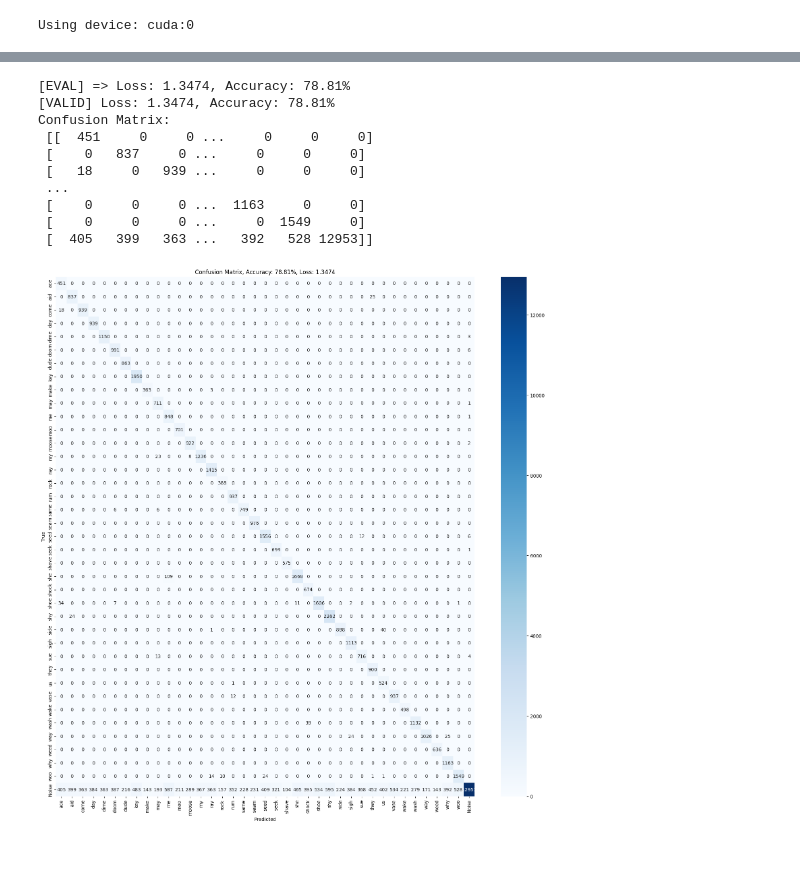
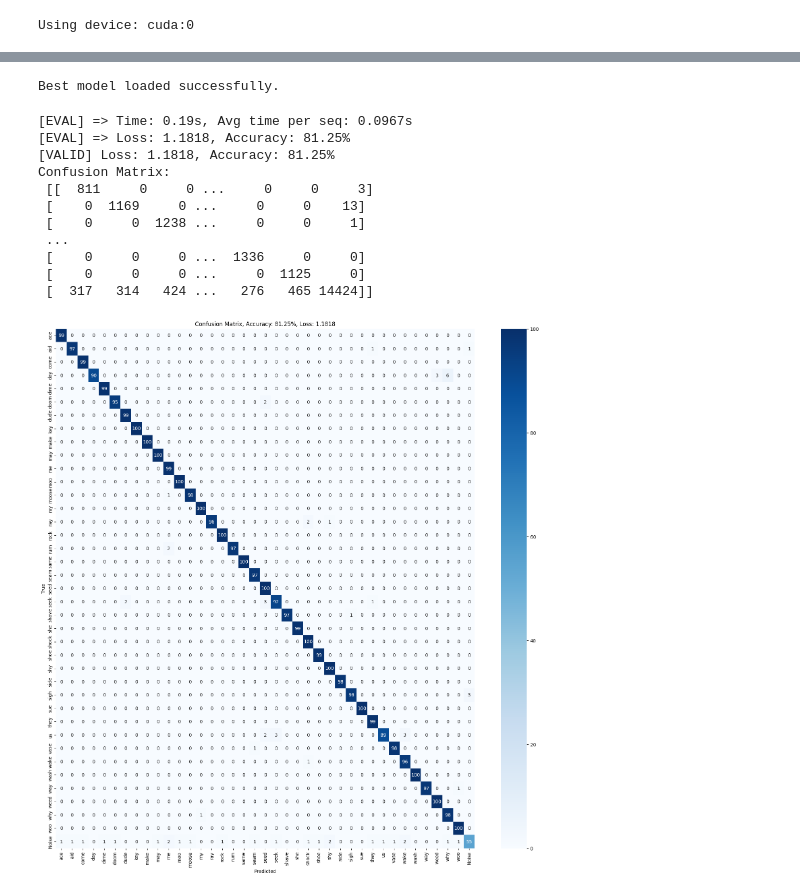
Before and after one commit to COLVERTYETY/Murmurations, a Jupyter notebook: ML/Transformer_seq_full.ipynb, the cells around one changed output, grey strips where cells are left out. Cells and saved outputs as stored; diff of their text form; code cells hidden in the pictures; blank space fills up the shorter version.

```diff
--- a/ML/Transformer_seq_full.ipynb
+++ b/ML/Transformer_seq_full.ipynb
@@ -683,7 +710,7 @@ PER_EPOCH = 1
 
 optimizer = torch.optim.Adam(model.parameters(), lr=0.001, weight_decay=1e-5)
 weights = torch.ones(dataset.get_N_classes())  # Weight for each class
-weights[-1] = 1/(dataset.get_N_classes()*2)  # Give less weight to the noise class
+weights[-1] = 1/(dataset.get_N_classes()*1.5)  # Give less weight to the noise class
 criterion = torch.nn.CrossEntropyLoss(weight=weights, label_smoothing=0.1)  # Use label smoothing for better generalization
 # scheduler = torch.optim.lr_scheduler.StepLR(optimizer, step_size=50, gamma=0.5)
 # scheduler = torch.optim.lr_scheduler.CosineAnnealingLR(optimizer, TOTAL_EPOCHS, eta_min=0.0001)
@@ -699,16 +726,18 @@ criterion = criterion.to(global_device)
 # %% [output]
 Using device: cuda:0
 # %%
-# the actual trainign loop
+# the actual training loop
 train_stats = []
 test_stats = []
+best_accuracy = 0.0  # Initialize the best accuracy
+
 for epoch in tqdm(range(TOTAL_EPOCHS), desc="TOTAL Epochs", disable=(verbosity == 0)):
     res = train_epoch(model,
                      train_loader,
                      epochs=PER_EPOCH,
                      optimizer=optimizer,
                      scheduler=scheduler,
-                    loss_func=criterion,
+                     loss_func=criterion,
                      device=global_device,
                      min_special_tokens=100,
                      max_special_tokens=1000,
@@ -716,4 +745,11 @@ for epoch in tqdm(range(TOTAL_EPOCHS), desc="TOTAL Epochs", disable=(verbosity =
                      )
     train_stats.append(res)
     test_stats.append(res)
+
+    # Check if the current accuracy is better than the best accuracy
+    current_accuracy = res[1]
+    if current_accuracy > best_accuracy:
+        best_accuracy = current_accuracy
+        torch.save(model.state_dict(), "best_v1dTransformer.pth")  # Save the model
+        print(f"New best accuracy: {best_accuracy:.2f}%. Model saved.")
 # %% [output]
@@ -763,5 +798,15 @@ peak_accuracy = np.max(test_acc)
+# %%
+# Load the best model's state dictionary
+model.load_state_dict(torch.load("best_v1dTransformer.pth"))
+
+# Move the model to the appropriate device
+model.to(global_device)
+
+print("Best model loaded successfully.")
+# %% [output]
+Best model loaded successfully.
 # %%
-import torch
+import time
 import torch.nn.functional as F
 from tqdm import tqdm
 from sklearn.metrics import confusion_matrix
@@ -794,7 +839,7 @@ def evaluate_epoch(
     total_correct = 0
     total_tokens = 0
     num_batches = 0
-
+    start_time = time.time()
     with torch.no_grad():
         iterator = tqdm(dataloader, desc="Evaluating", disable=(verbose == 0))
         for (adc1, adc2, ids) in iterator:
@@ -837,7 +882,12 @@ def evaluate_epoch(
                     "loss": f"{loss.item():.4f}",
                     "acc": f"{100.0 * correct / batch_tokens:.2f}%"
                 })
-
+    end_time = time.time()
+    total_time = end_time - start_time
+    total_sequences = len(dataloader.dataset)//dataloader.batch_size
+    avg_time_per_seq = total_time / total_sequences
+    if verbose:
+        print(f"[EVAL] => Time: {total_time:.2f}s, Avg time per seq: {avg_time_per_seq:.4f}s")
     # Final stats
     avg_loss = total_loss / max(num_batches, 1)
     accuracy = 100.0 * total_correct / total_tokens if total_tokens > 0 else 0.0
@@ -851,40 +901,47 @@ def evaluate_epoch(
     return avg_loss, accuracy, conf_mat
 
 
 # Example usage:
-avg_loss, accuracy, conf_mat = evaluate_epoch(model, val_loader, dataset=dataset, device='cuda')
+avg_loss, accuracy, conf_mat = evaluate_epoch(model, val_loader, dataset=dataset, device='cuda', verbose=1)
 print(f"[VALID] Loss: {avg_loss:.4f}, Accuracy: {accuracy:.2f}%")
 print("Confusion Matrix:\n", conf_mat)
 
 # Build label names from your dataset
 # Usually, you'd need the number of classes from something like `model.output_dim`,
 # or from the shape of `conf_mat`. We'll assume conf_mat is square CxC, so:
 num_classes = conf_mat.shape[0]
 label_names = [dataset.id_to_dataset(i) for i in range(num_classes)]
+
+# normalize the confusion matrix per class
+conf_mat = conf_mat.astype('float') / conf_mat.sum(axis=1)[:, np.newaxis]
+# Replace NaN values with 0
+conf_mat[np.isnan(conf_mat)] = 0.0
+conf_mat = (conf_mat * 100).astype(int)
 
 # Plot the confusion matrix with class names
 plt.figure(figsize=(20, 20))
 sns.heatmap(
     conf_mat,
     annot=True,
     fmt='d',
     cmap='Blues',
     xticklabels=label_names,
     yticklabels=label_names
 )
 plt.title(f'Confusion Matrix, Accuracy: {accuracy:.2f}%, Loss: {avg_loss:.4f}')
 plt.xlabel('Predicted')
 plt.ylabel('True')
 plt.show()
 # %% [output]
-[EVAL] => Loss: 1.3474, Accuracy: 78.81%
-[VALID] Loss: 1.3474, Accuracy: 78.81%
+[EVAL] => Time: 0.19s, Avg time per seq: 0.0967s
+[EVAL] => Loss: 1.1818, Accuracy: 81.25%
+[VALID] Loss: 1.1818, Accuracy: 81.25%
 Confusion Matrix:
- [[  451     0     0 ...     0     0     0]
- [    0   837     0 ...     0     0     0]
- [   18     0   939 ...     0     0     0]
+ [[  811     0     0 ...     0     0     3]
+ [    0  1169     0 ...     0     0    13]
+ [    0     0  1238 ...     0     0     1]
  ...
- [    0     0     0 ...  1163     0     0]
- [    0     0     0 ...     0  1549     0]
- [  405   399   363 ...   392   528 12953]]
+ [    0     0     0 ...  1336     0     0]
+ [    0     0     0 ...     0  1125     0]
+ [  317   314   424 ...   276   465 14424]]
-[figure, old version]
+[figure, new version]
```
Also changed, not shown: parts of 8 cells of this notebook, 1 other file.
